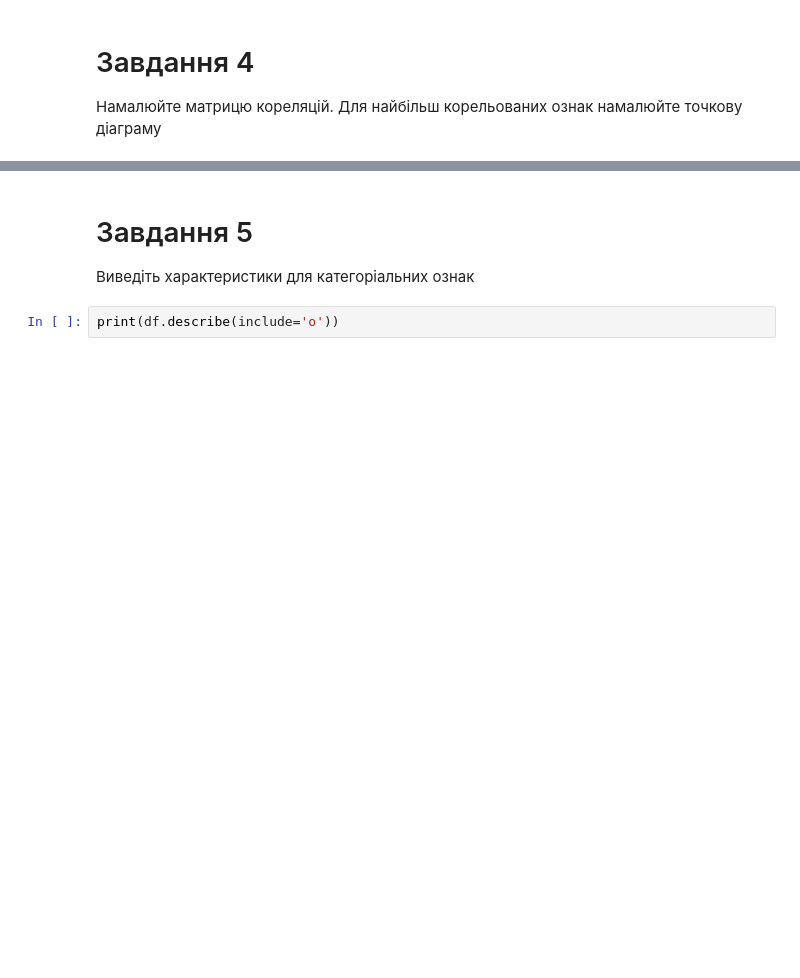
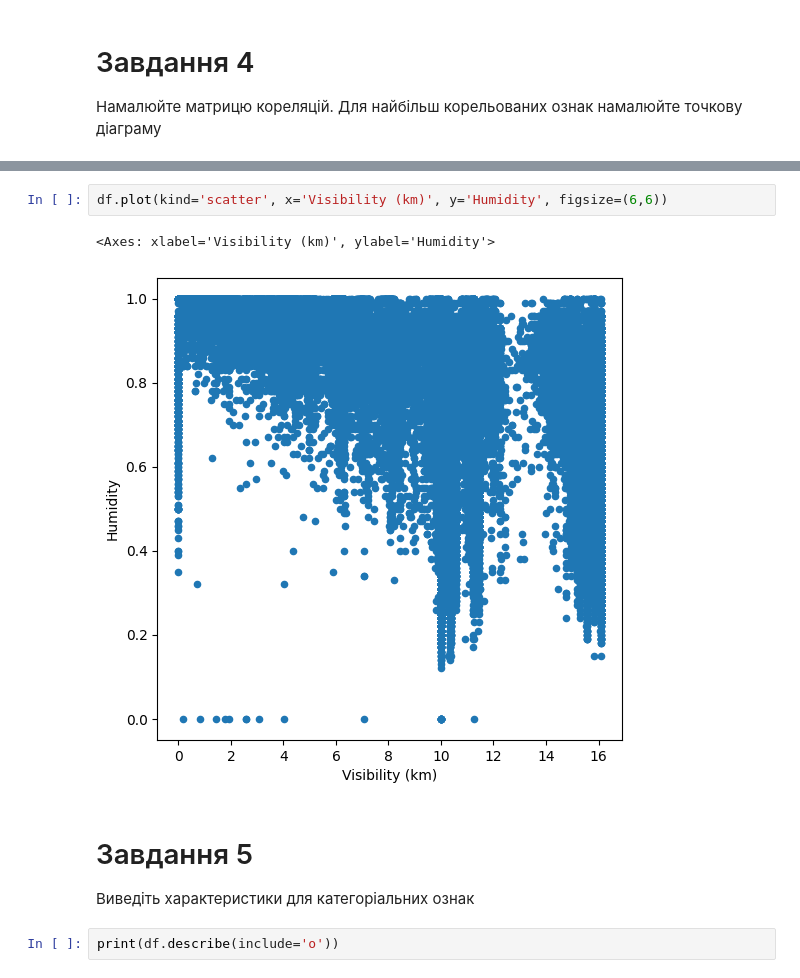
Before and after one commit to VDidyk/AI, a Jupyter notebook: module2/Практична_аналіз_даних2.ipynb, the cells around one changed output, grey strips where cells are left out. Cells and saved outputs as stored; diff of their text form; blank space fills up the shorter version.

```diff
--- a/module2/Практична_аналіз_даних2.ipynb
+++ b/module2/Практична_аналіз_даних2.ipynb
@@ -54,3 +98,8 @@ df[["Formatted Date", "Pressure (millibars)"]].boxplot(by='Formatted Date', figs
+# %%
+df.plot(kind='scatter', x='Visibility (km)', y='Humidity', figsize=(6,6))
+# %% [output]
+<Axes: xlabel='Visibility (km)', ylabel='Humidity'>
+[figure, added]
 # %% [markdown]
 # Завдання 5
 Виведіть характеристики для категоріальних ознак
```
Also changed, not shown: parts of 6 cells of this notebook.
